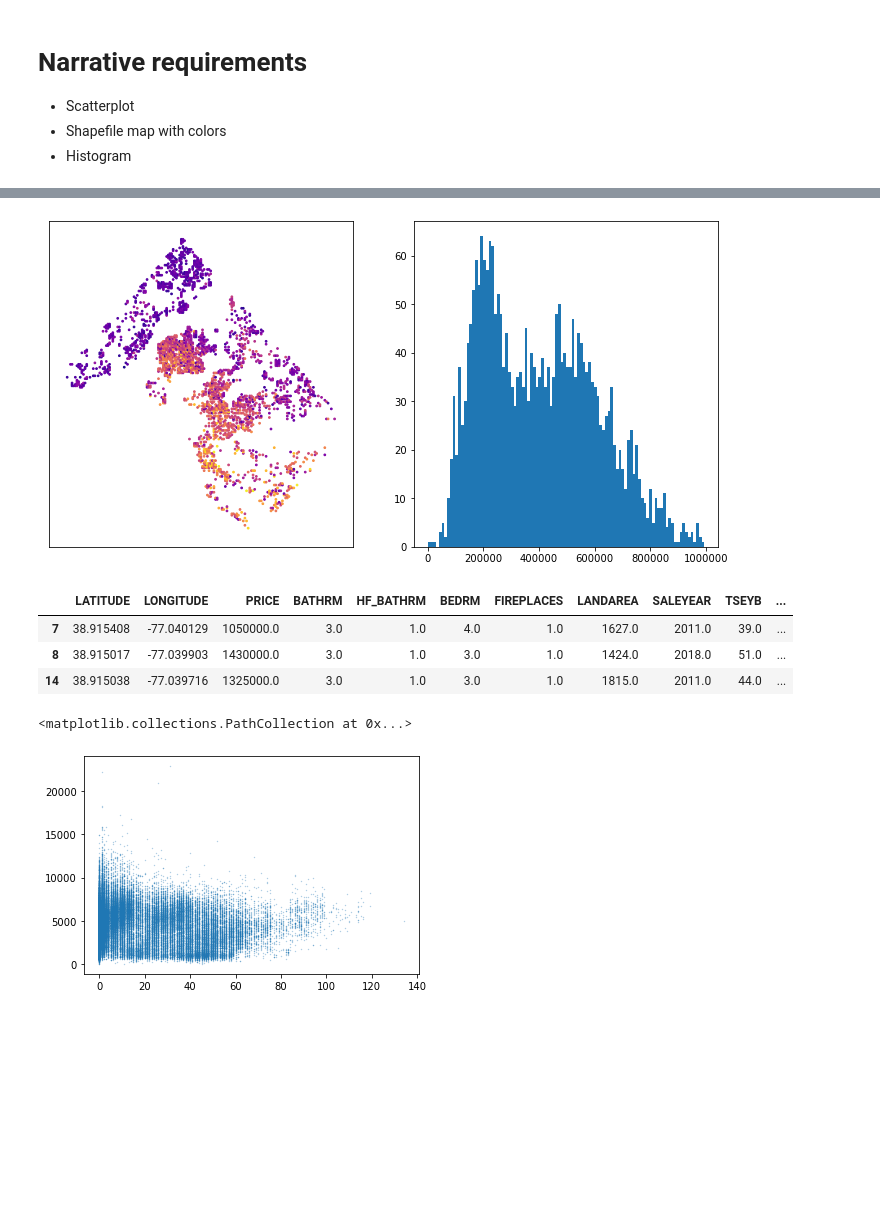
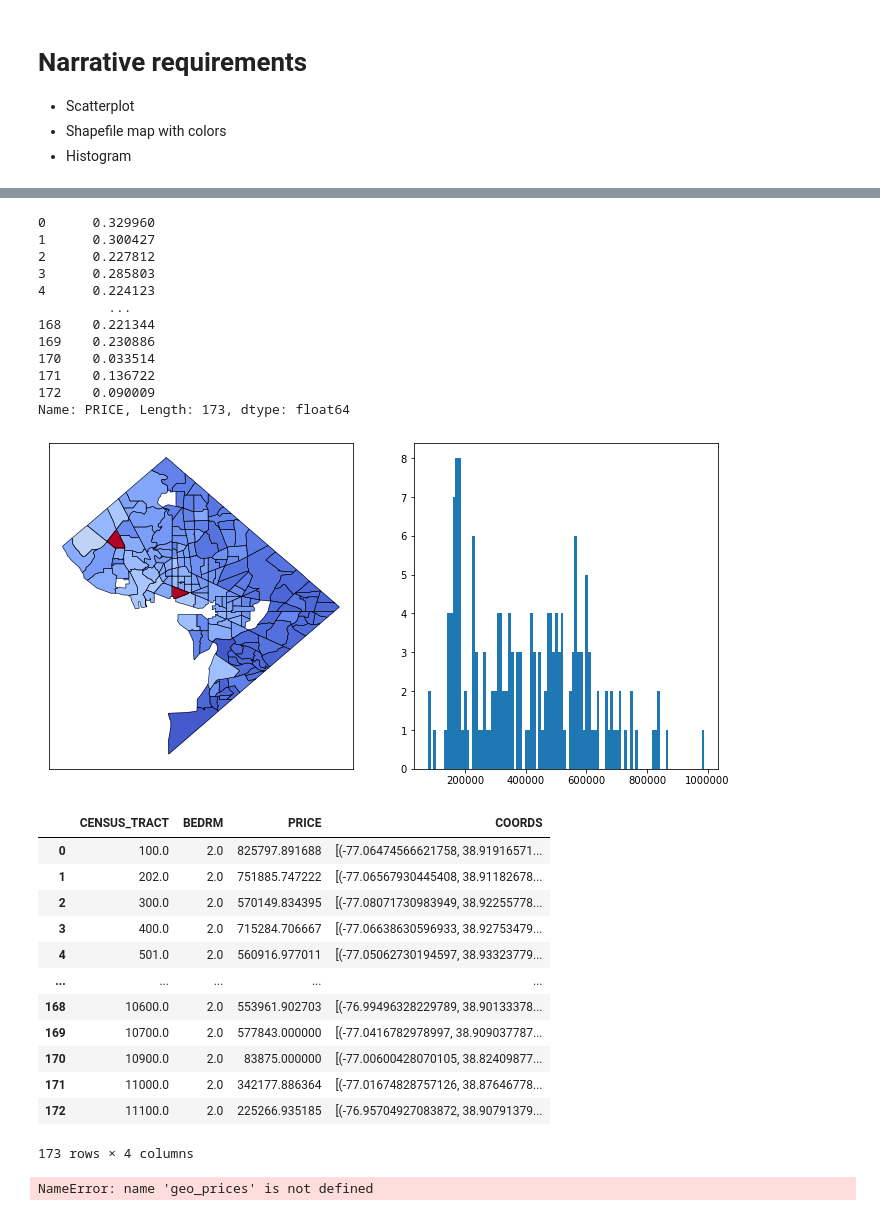
Before and after one commit to goh12/socialdataanalysis2020-finalproject, a Jupyter notebook: Explanatory/Narrative V0.ipynb, the cells around one changed output, grey strips where cells are left out. Saved outputs shown, nothing was run; the diff lists cells and outputs as text; code cells hidden in the pictures; blank space fills up the shorter version.

Commit message:
aggregation funciton in Narrative notebook and new dataframe in Pre-processing

```diff
--- a/Explanatory/Narrative V0.ipynb
+++ b/Explanatory/Narrative V0.ipynb
@@ -167,0 +400,7 @@ TypeError: scatter() missing 2 required positional arguments: 'x' and 'y'
+# %%
+def aggregate_census(dataframe, constraint_variable, constraint, aggregate):
+
+    df_sub = dataframe.loc[:,[constraint_variable,'PRICE','CENSUS_TRACT']].copy()
+    df_sub = df_sub.loc[constraint(df_sub.loc[:,constraint_variable])]
+    agg_df = df_sub.groupby('CENSUS_TRACT',as_index=False).agg(aggregate)
+    return pd.merge(agg_df,df_geo,on='CENSUS_TRACT')
@@ -168,24 +457,60 @@ TypeError: scatter() missing 2 required positional arguments: 'x' and 'y'
 # %%
+# Constrained variable
+c_var = 'BEDRM'
+
+# Constraint function
+
 constr_1 = (lambda x: x == 2)
 constr_2 = (lambda x: x == 3)
-constr_3 = (lambda x: x == 4)
+constr_3 = (lambda x: x == 5)
+constr_true = (lambda x: x > 0)
 
 # Mean, median, most_common
 agg_1 = (lambda x: np.mean(x))
 agg_2 = (lambda x: np.median(x))
 agg_3 = (lambda x: x.value_counts().index[0])
-price_map_with_constraints(df_clean, 'BEDRM', constr_1, agg_1, 3)
+
+# groupby_vars
+grp_vars = ['LATITUDE','LONGITUDE']
+grp_vars = ['CENSUS_TRACT']
+
+# Out
+
+var_by_loc = price_map_with_constraints(df_clean, c_var, constr_1, agg_1, 3, grp_vars)
 # %% [output]
+0      0.329960
+1      0.300427
+2      0.227812
+3      0.285803
+4      0.224123
+         ...
+168    0.221344
+169    0.230886
+170    0.033514
+171    0.136722
+172    0.090009
+Name: PRICE, Length: 173, dtype: float64
-[figure, old version]
+[figure, new version]
-# %%
-df_clean.iloc[:3]
-# %% [output]
-|  | LATITUDE | LONGITUDE | PRICE | BATHRM | HF_BATHRM | BEDRM | FIREPLACES | LANDAREA | SALEYEAR | TSEYB | ... |
-| 7 | 38.915408 | -77.040129 | 1050000.0 | 3.0 | 1.0 | 4.0 | 1.0 | 1627.0 | 2011.0 | 39.0 | ... |
-| 8 | 38.915017 | -77.039903 | 1430000.0 | 3.0 | 1.0 | 3.0 | 1.0 | 1424.0 | 2018.0 | 51.0 | ... |
-| 14 | 38.915038 | -77.039716 | 1325000.0 | 3.0 | 1.0 | 3.0 | 1.0 | 1815.0 | 2011.0 | 44.0 | ... |
-# %%
-plt.scatter(df_clean.TSYR_RMDL,df_clean.PRICE/df_clean.AREA_M2,s=0.1,alpha=0.5)
-# %% [output]
-<matplotlib.collections.PathCollection at 0x...>
-[figure, removed]
+# %%
+var_by_loc
+# %% [output]
+|  | CENSUS_TRACT | BEDRM | PRICE | COORDS |
+| 0 | 100.0 | 2.0 | 825797.891688 | [(-77.06474566621758, 38.91916571... |
+| 1 | 202.0 | 2.0 | 751885.747222 | [(-77.06567930445408, 38.91182678... |
+| 2 | 300.0 | 2.0 | 570149.834395 | [(-77.08071730983949, 38.92255778... |
+| 3 | 400.0 | 2.0 | 715284.706667 | [(-77.06638630596933, 38.92753479... |
+| 4 | 501.0 | 2.0 | 560916.977011 | [(-77.05062730194597, 38.93323779... |
+| ... | ... | ... | ... | ... |
+| 168 | 10600.0 | 2.0 | 553961.902703 | [(-76.99496328229789, 38.90133378... |
+| 169 | 10700.0 | 2.0 | 577843.000000 | [(-77.0416782978997, 38.909037787... |
+| 170 | 10900.0 | 2.0 | 83875.000000 | [(-77.00600428070105, 38.82409877... |
+| 171 | 11000.0 | 2.0 | 342177.886364 | [(-77.01674828757126, 38.87646778... |
+| 172 | 11100.0 | 2.0 | 225266.935185 | [(-76.95704927083872, 38.90791379... |
+173 rows × 4 columns
+# %%
+d = {ind:val for ind,val in zip(geo_prices.index,geo_prices.values)}
+h = geo_prices.index.values
+
+map_with_color_values(df_geo,d,cmap)
+# %% [output]
+NameError: name 'geo_prices' is not defined
```
Also changed, not shown: parts of 24 cells of this notebook, 1 other file.
